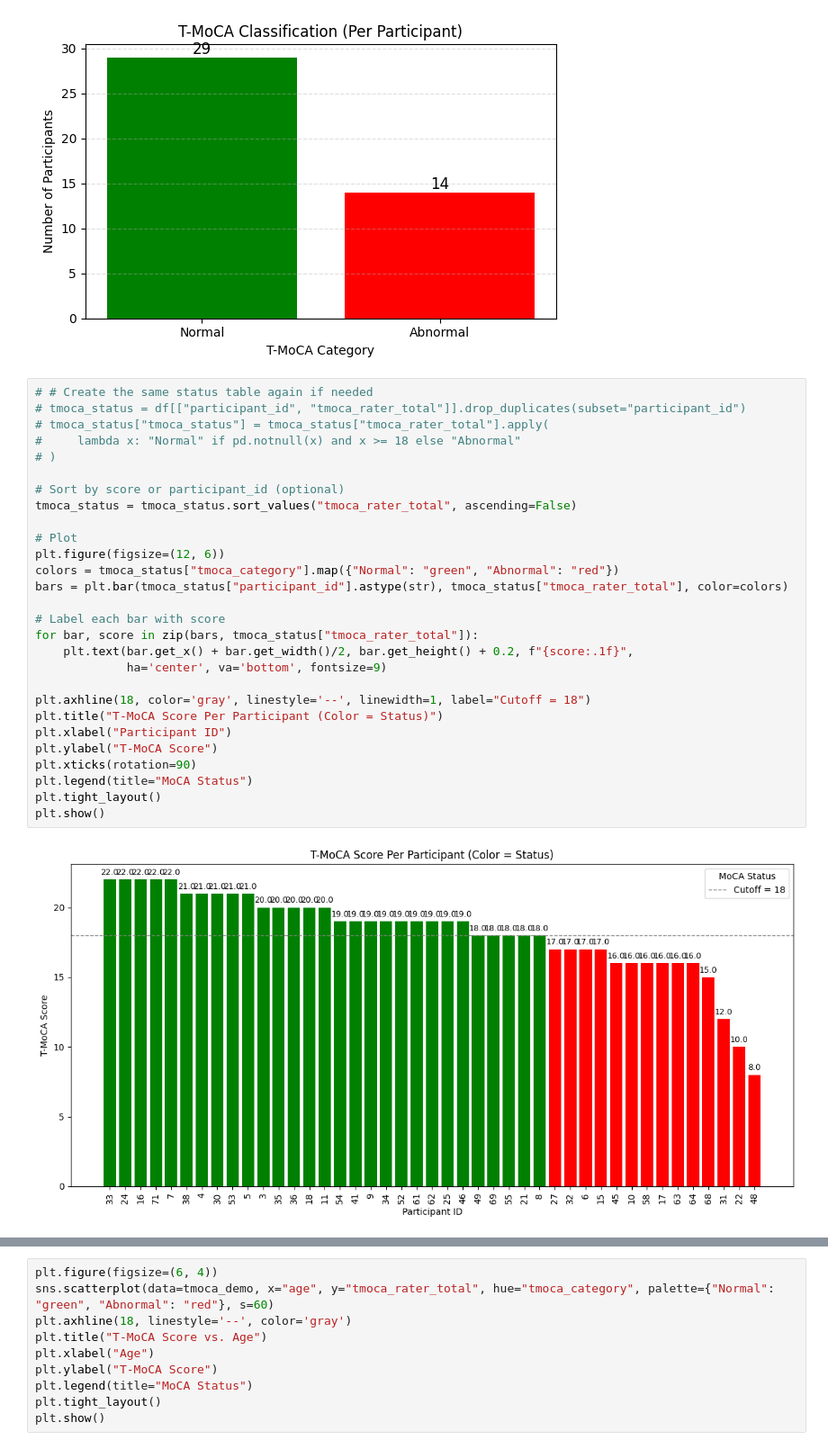
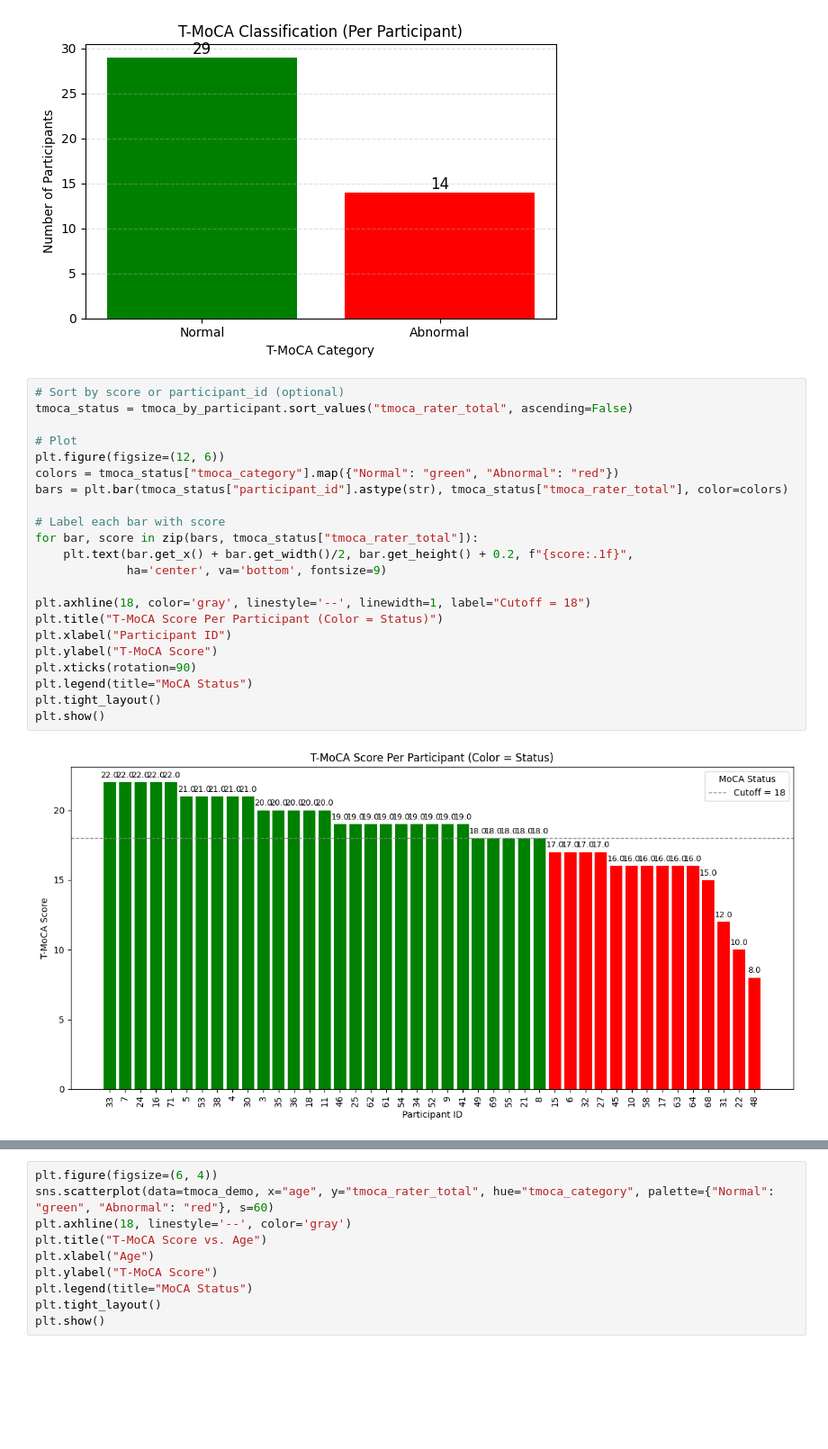
Before and after one commit to ut-southwestern/TechSANS_visualizations, a Jupyter notebook: techsans_summary.ipynb, the cells around one changed output, grey strips where cells are left out. Shown at 90% size. Saved outputs shown, nothing was run; the diff lists cells and outputs as text; blank space fills up the shorter version.

```diff
--- a/techsans_summary.ipynb
+++ b/techsans_summary.ipynb
@@ -280,33 +280,27 @@ plt.show()
 # %% [output]
 [figure]
 # %%
-# # Create the same status table again if needed
-# tmoca_status = df[["participant_id", "tmoca_rater_total"]].drop_duplicates(subset="participant_id")
-# tmoca_status["tmoca_status"] = tmoca_status["tmoca_rater_total"].apply(
-#     lambda x: "Normal" if pd.notnull(x) and x >= 18 else "Abnormal"
-# )
-
 # Sort by score or participant_id (optional)
-tmoca_status = tmoca_status.sort_values("tmoca_rater_total", ascending=False)
+tmoca_status = tmoca_by_participant.sort_values("tmoca_rater_total", ascending=False)
 
 # Plot
 plt.figure(figsize=(12, 6))
 colors = tmoca_status["tmoca_category"].map({"Normal": "green", "Abnormal": "red"})
 bars = plt.bar(tmoca_status["participant_id"].astype(str), tmoca_status["tmoca_rater_total"], color=colors)
 
 # Label each bar with score
 for bar, score in zip(bars, tmoca_status["tmoca_rater_total"]):
     plt.text(bar.get_x() + bar.get_width()/2, bar.get_height() + 0.2, f"{score:.1f}",
              ha='center', va='bottom', fontsize=9)
 
 plt.axhline(18, color='gray', linestyle='--', linewidth=1, label="Cutoff = 18")
 plt.title("T-MoCA Score Per Participant (Color = Status)")
 plt.xlabel("Participant ID")
 plt.ylabel("T-MoCA Score")
 plt.xticks(rotation=90)
 plt.legend(title="MoCA Status")
 plt.tight_layout()
 plt.show()
 # %% [output]
-[figure, old version]
+[figure, new version]
 # %%
```
Also changed, not shown: parts of 19 cells of this notebook.
